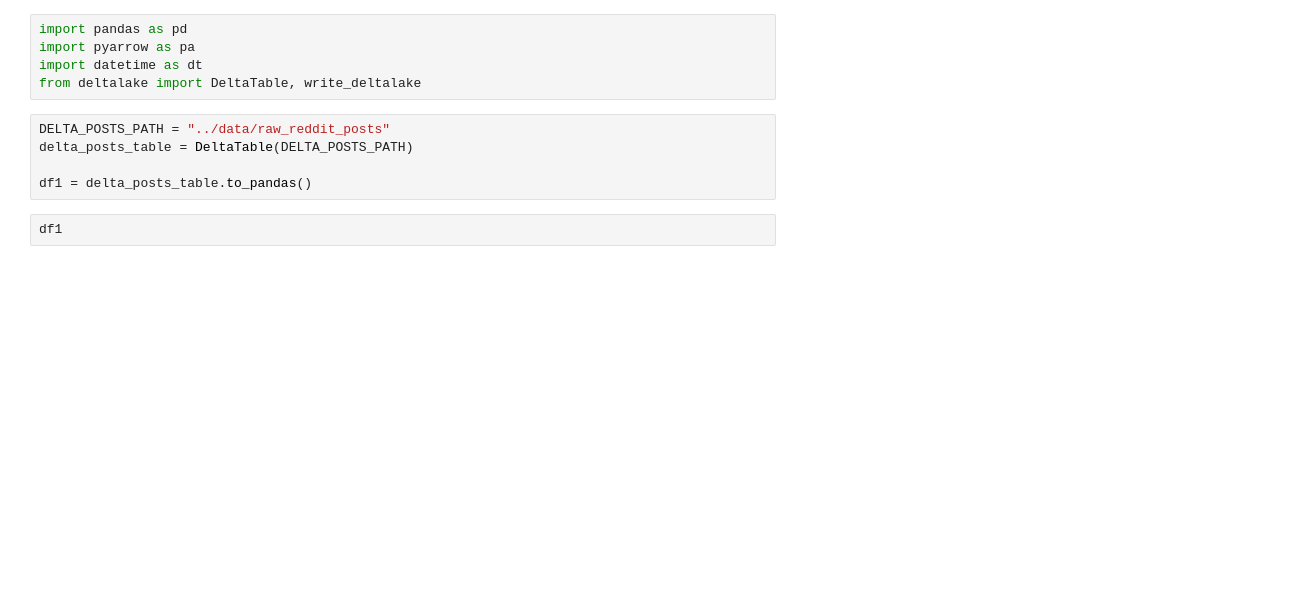
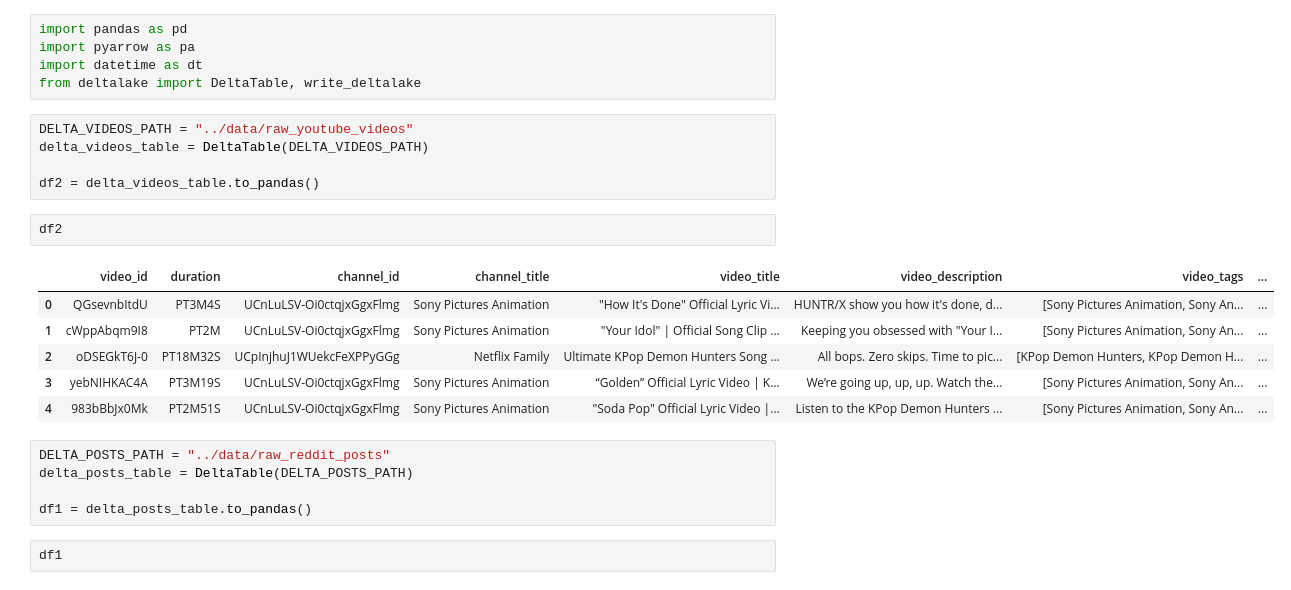
Before and after one commit to 08Aristodemus24/forums-analyses, a Jupyter notebook: include/scripts/view_delta.ipynb, the cells around one changed output. Drawn from its saved outputs; the diff is of its cells as text; blank space fills up the shorter version.

```diff
--- a/include/scripts/view_delta.ipynb
+++ b/include/scripts/view_delta.ipynb
@@ -3,6 +3,20 @@ import pandas as pd
 import pyarrow as pa
 import datetime as dt
 from deltalake import DeltaTable, write_deltalake
+# %%
+DELTA_VIDEOS_PATH = "../data/raw_youtube_videos"
+delta_videos_table = DeltaTable(DELTA_VIDEOS_PATH)
+
+df2 = delta_videos_table.to_pandas()
+# %%
+df2
+# %% [output]
+|  | video_id | duration | channel_id | channel_title | video_title | video_description | video_tags | ... |
+| 0 | QGsevnbItdU | PT3M4S | UCnLuLSV-Oi0ctqjxGgxFlmg | Sony Pictures Animation | "How It's Done" Official Lyric Vi... | HUNTR/X show you how it's done, d... | [Sony Pictures Animation, Sony An... | ... |
+| 1 | cWppAbqm9I8 | PT2M | UCnLuLSV-Oi0ctqjxGgxFlmg | Sony Pictures Animation | "Your Idol" | Official Song Clip ... | Keeping you obsessed with "Your I... | [Sony Pictures Animation, Sony An... | ... |
+| 2 | oDSEGkT6J-0 | PT18M32S | UCpInjhuJ1WUekcFeXPPyGGg | Netflix Family | Ultimate KPop Demon Hunters Song ... | All bops. Zero skips. Time to pic... | [KPop Demon Hunters, KPop Demon H... | ... |
+| 3 | yebNIHKAC4A | PT3M19S | UCnLuLSV-Oi0ctqjxGgxFlmg | Sony Pictures Animation | “Golden” Official Lyric Video | K... | We’re going up, up, up. Watch the... | [Sony Pictures Animation, Sony An... | ... |
+| 4 | 983bBbJx0Mk | PT2M51S | UCnLuLSV-Oi0ctqjxGgxFlmg | Sony Pictures Animation | "Soda Pop" Official Lyric Video |... | Listen to the KPop Demon Hunters ... | [Sony Pictures Animation, Sony An... | ... |
 # %%
 DELTA_POSTS_PATH = "../data/raw_reddit_posts"
 delta_posts_table = DeltaTable(DELTA_POSTS_PATH)
```
Also changed, not shown: 8 other files.
